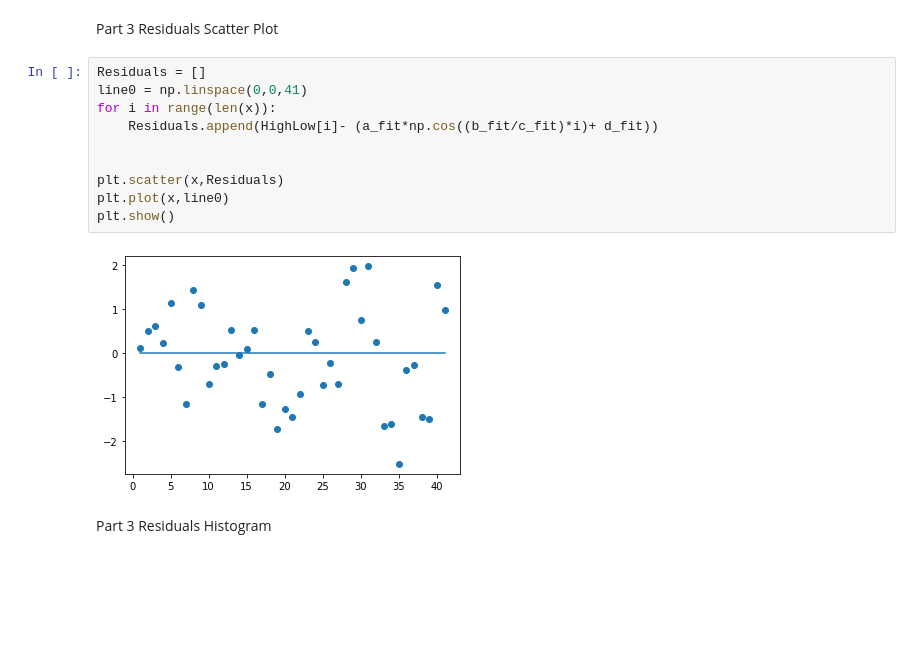
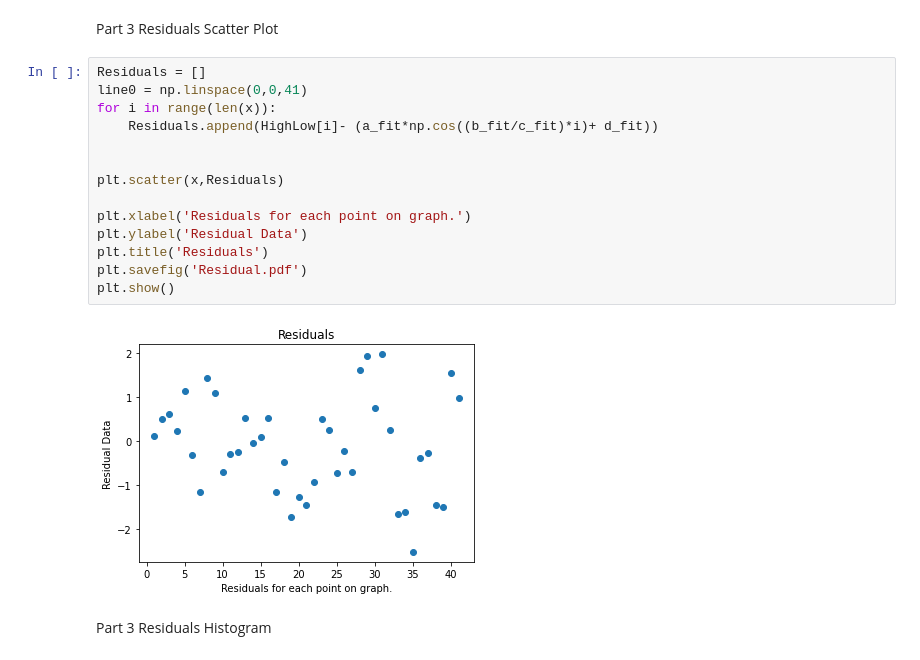
Before and after one commit to mmsmilie/The-Group-Project, a Jupyter notebook: Group.ipynb, the cells around one changed output. Saved outputs shown, nothing was run; the diff lists cells and outputs as text; blank space fills up the shorter version.

```diff
--- a/Group.ipynb
+++ b/Group.ipynb
@@ -59,15 +59,19 @@ Residuals Scatter Plot
 # %%
 Residuals = []
 line0 = np.linspace(0,0,41)
 for i in range(len(x)):
     Residuals.append(HighLow[i]- (a_fit*np.cos((b_fit/c_fit)*i)+ d_fit))
 
 
 plt.scatter(x,Residuals)
-plt.plot(x,line0)
+
+plt.xlabel('Residuals for each point on graph.')
+plt.ylabel('Residual Data')
+plt.title('Residuals')
+plt.savefig('Residual.pdf')
 plt.show()
 # %% [output]
-[figure, old version]
+[figure, new version]
 # %% [markdown]
 Part 3
 Residuals Histogram
```
Also changed, not shown: parts of 4 cells of this notebook.
